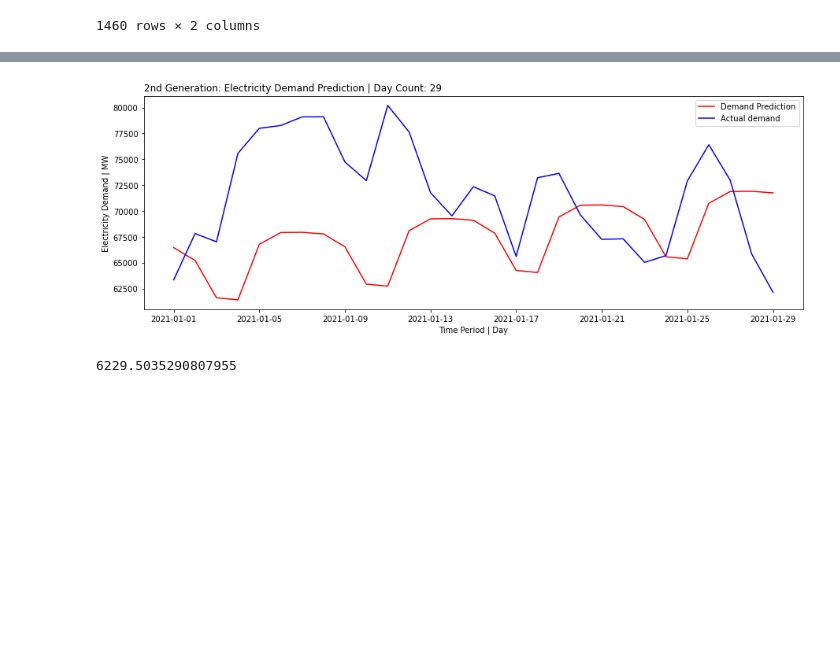
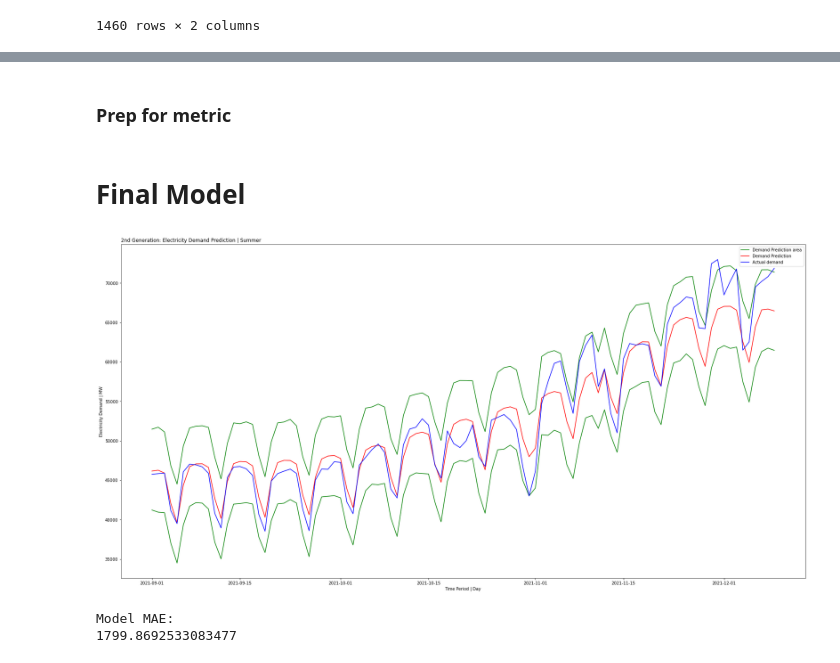
Before and after one commit to snowbalzz/Modeling, a Jupyter notebook: Gen2/Facebook_model.ipynb, the cells around one changed output, grey strips where cells are left out. Drawn from its saved outputs; the diff is of its cells as text; code cells hidden in the pictures; blank space fills up the shorter version.

```diff
--- a/Gen2/Facebook_model.ipynb
+++ b/Gen2/Facebook_model.ipynb
@@ -26,3 +51,3 @@ demand_data
 # %%
 # Period - How much in the future should the model predict
-period = 29
+period = 100
@@ -29,8 +59,11 @@ period = 29
 # %%
 # Splitting Dataset Into Train Set And Test Set
-train_set = demand_data[(demand_data.ds < '2021-01-01')]
-train_set = train_set[(train_set.ds >= '2020-01-01')]
-test_set = demand_data[(demand_data.ds >= '2021-01-01')]
+train_set = demand_data[(demand_data.ds < '2021-09-01')]
+test_set = demand_data[(demand_data.ds >= '2021-09-01')]
+# test_set = test_set.reindex(index=test_set.index[::-1])
+# test_set.reset_index(inplace = True)
+# test_set = test_set.drop(["index"], axis=1)
+# test_set
 
 # Convert to Date Time
 train_set['ds'] = pd.to_datetime(train_set['ds'])
@@ -76,0 +88,9 @@ figure_forecast = m.plot(forecast)
+# %%
+m = Prophet(yearly_seasonality=True, seasonality_mode='additive' )
+m.add_country_holidays(country_name='France')
+model = m.fit(train_set)
+future = m.make_future_dataframe(periods=period,freq='D')
+forecast = m.predict(future)
+
+#Data visualization from the official source
+figure_forecast = m.plot(forecast)
@@ -77,22 +121,30 @@ figure_forecast = m.plot(forecast)
+# %% [markdown]
+### Prep for metric
 # %%
 #Prep for MEA
 y_pred = forecast['yhat'][-period:]
 y_org = test_set['y']
+# %% [markdown]
+# Final Model
 # %%
-plt.figure(figsize=(15, 5))
-plt.title("2nd Generation: Electricity Demand Prediction | Day Count: 29", loc = 'left')
+plt.figure(figsize=(30, 15))
+plt.title("2nd Generation: Electricity Demand Prediction | Summer", loc = 'left')
 
+plt.plot(forecast['ds'][-period:], forecast['yhat_upper'][-period:], color='green', label='Demand Prediction area')
 plt.plot(forecast['ds'][-period:], forecast['yhat'][-period:], color='red', label='Demand Prediction')
+plt.plot(forecast['ds'][-period:], forecast['yhat_lower'][-period:], color='green')
+
 plt.plot(test_set['ds'], test_set['y'], color='blue', label = 'Actual demand')
 
 plt.ylabel("Electricity Demand | MW")
 plt.xlabel("Time Period | Day")
 
 plt.legend()
 plt.show()
 
-# print('Your MAE:')
+print('Model MAE:')
 print(mean_absolute_error(y_org, y_pred))
 # %% [output]
-[figure, old version]
+[figure, new version]
-6229.5035290807955
+Model MAE:
+1799.8692533083477
```
Also changed, not shown: parts of 14 cells of this notebook, 11 other files.
